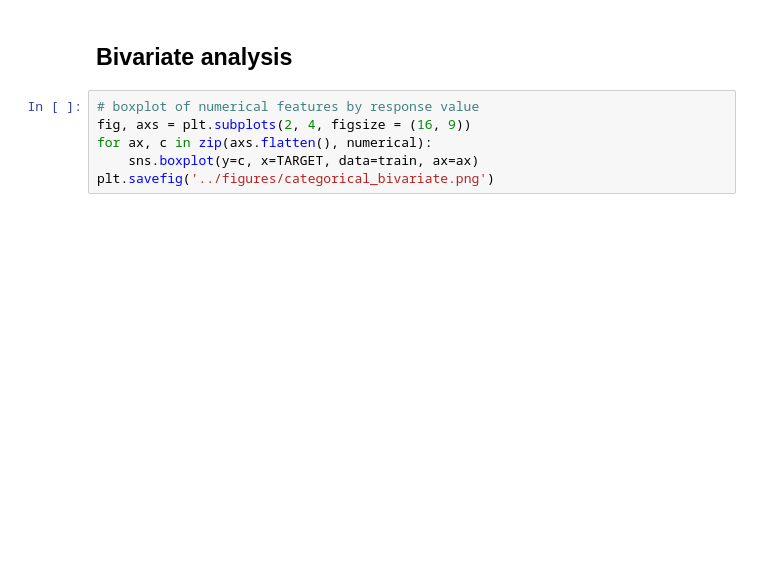
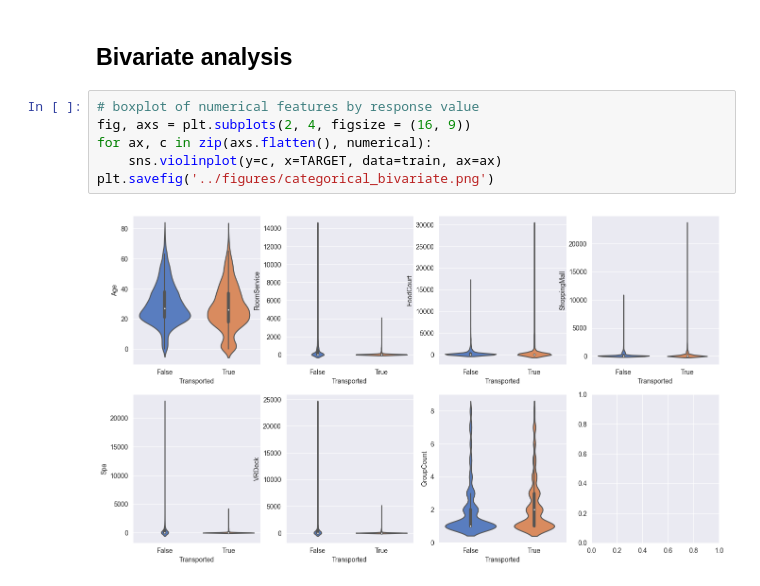
Before and after one commit to apiraccini/spaceship_titanic, a Jupyter notebook: notebooks/2_eda.ipynb, the cells around one changed output. Drawn from its saved outputs; the diff is of its cells as text; blank space fills up the shorter version.

```diff
--- a/notebooks/2_eda.ipynb
+++ b/notebooks/2_eda.ipynb
@@ -97,9 +115,11 @@ plt.savefig('../figures/numerical_corrmap.png')
 # %%
 # boxplot of numerical features by response value
 fig, axs = plt.subplots(2, 4, figsize = (16, 9))
 for ax, c in zip(axs.flatten(), numerical):
-    sns.boxplot(y=c, x=TARGET, data=train, ax=ax)
+    sns.violinplot(y=c, x=TARGET, data=train, ax=ax)
 plt.savefig('../figures/categorical_bivariate.png')
+# %% [output]
+[figure, added]
 # %%
 # countplot of categorical features by response value
 fig, axs = plt.subplots(2, 3, figsize = (16, 9))
```
Also changed, not shown: parts of 10 cells of this notebook, 15 other files.
